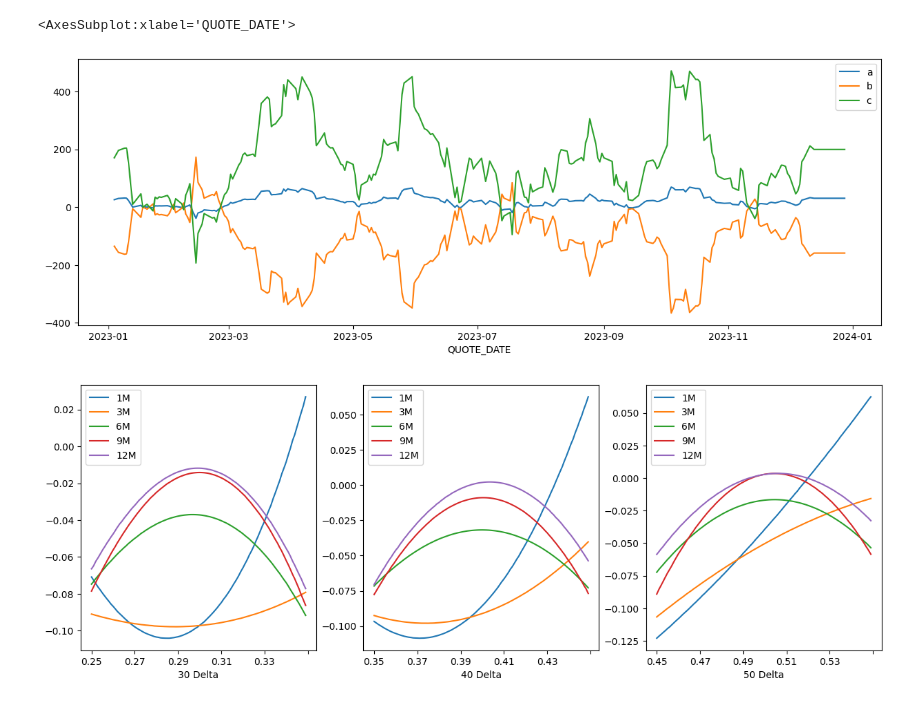
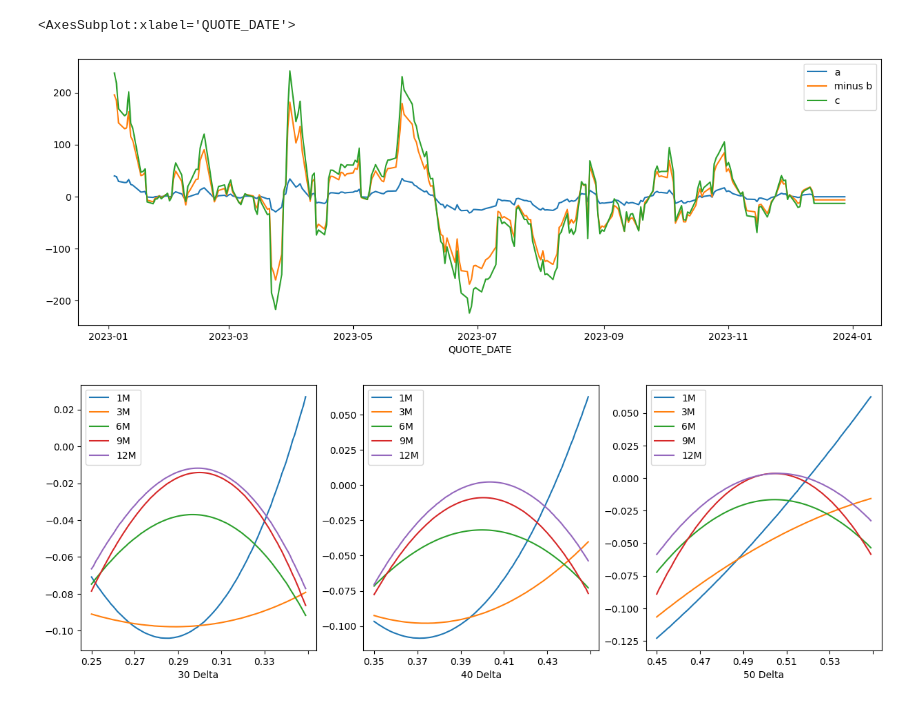
Before and after one commit to joekirk/cqf, a Jupyter notebook: notebooks/assignment/mvd.ipynb, the cells around one changed output. Drawn from its saved outputs; the diff is of its cells as text; code cells hidden in the pictures.

```diff
--- a/notebooks/assignment/mvd.ipynb
+++ b/notebooks/assignment/mvd.ipynb
@@ -38,14 +37,15 @@ call_delta_structure = {
 }
 # %%
 # Lets first do the analysis over a single delta bucket and see how the model performs
-#   - Call option OTM
+#   - Call option OTM (35 - 45 delta)
 #   - 15 day rolling estimation
+#   - 45 - 125 days to expiry
 
 mvd = MinimumVarianceDelta(
     min_delta=0.35,
     max_delta=0.45,
-    min_dte=15,
-    max_dte=45,
+    min_dte=45,
+    max_dte=125,
     call_put=CallPut.CALL,
     start_date=start_date,
     end_date=end_date
@@ -53,8 +53,10 @@ mvd = MinimumVarianceDelta(
 coef = mvd.fit(rolling_window_size=15, fit_intercept=False)
 df = mvd.results_df(coefficients=coef)
 # %%
-df[['QUOTE_DATE', 'a', 'b', 'c']].plot(x='QUOTE_DATE', figsize=(15, 5))
+# Plot the parameters a, b and c through time
+df['minus b'] = df['b'] * -1
+df[['QUOTE_DATE', 'a', 'minus b', 'c']].plot(x='QUOTE_DATE', figsize=(15, 5))
 # %% [output]
 <AxesSubplot:xlabel='QUOTE_DATE'>
-[figure, old version]
+[figure, new version]
 # %%
```
Also changed, not shown: parts of 6 cells of this notebook, 4 other files.
